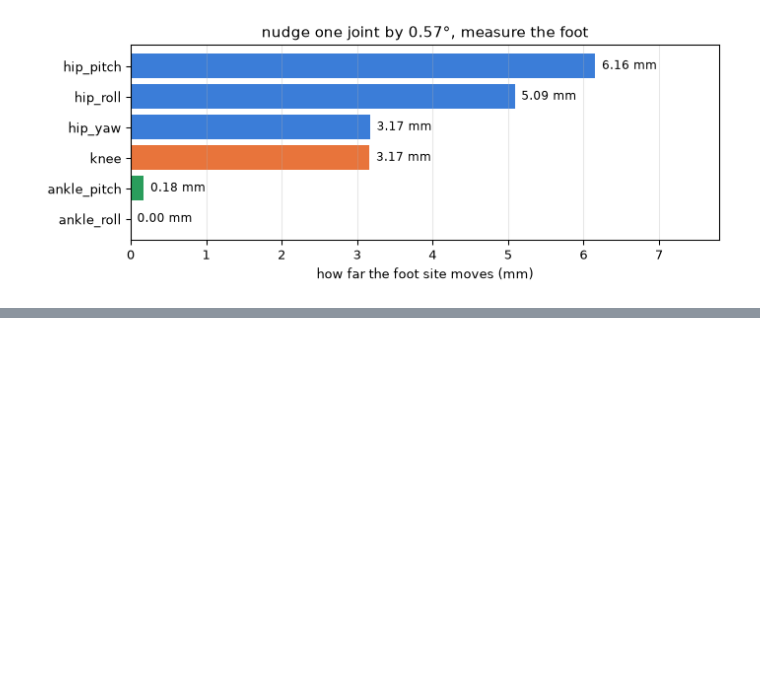
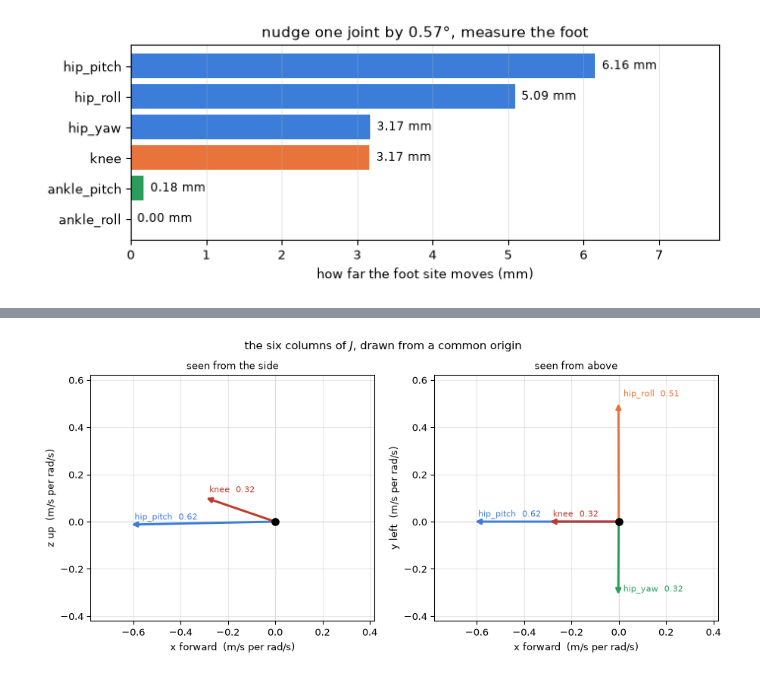
Before and after one commit to gnoejh/soc4180, a Jupyter notebook: weeks/w02-transforms/lab.ipynb, the cells around one changed output, grey strips where cells are left out. Saved outputs shown, nothing was run; the diff lists cells and outputs as text; code cells hidden in the pictures; blank space fills up the shorter version.

```diff
--- a/weeks/w02-transforms/lab.ipynb
+++ b/weeks/w02-transforms/lab.ipynb
@@ -1255,0 +1366,26 @@ $$\dot{\mathbf{x}} = J(q)\,\dot{q}$$
+# %%
+names = [n.replace("_joint", "") for n in kin.LEG_JOINTS]
+cols = ["#3b7dd8", "#e8743b", "#2a9d5c", "#c0392b", "#8e44ad", "#7f8c8d"]
+views = [((0, 2), "x forward", "z up", "seen from the side"),
+         ((0, 1), "x forward", "y left", "seen from above")]
+
+fig, axs = plt.subplots(1, 2, figsize=(9.6, 4.4))
+for ax, ((a, b), xlab, ylab, title) in zip(axs, views):
+    for j, (nm, c) in enumerate(zip(names, cols)):
+        v = J_exact[[a, b], j]
+        if np.linalg.norm(v) < 0.02:              # nothing to draw in this view
+            continue
+        ax.annotate("", xy=v, xytext=(0, 0),
+                    arrowprops=dict(arrowstyle="-|>", color=c, lw=2.2))
+        ax.annotate(f"{nm}  {np.linalg.norm(J_exact[:, j]):.2f}", v,
+                    textcoords="offset points", xytext=(5, 5), fontsize=8.5, color=c)
+    ax.plot(0, 0, "o", ms=7, color="k", zorder=5)
+    ax.axhline(0, color="#ddd", lw=1); ax.axvline(0, color="#ddd", lw=1)
+    ax.set_xlim(-0.78, 0.42); ax.set_ylim(-0.42, 0.62)
+    ax.set_aspect("equal"); ax.grid(alpha=0.3)
+    ax.set_xlabel(f"{xlab}  (m/s per rad/s)"); ax.set_ylabel(f"{ylab}  (m/s per rad/s)")
+    ax.set_title(title, fontsize=10)
+fig.suptitle("the six columns of $J$, drawn from a common origin", fontsize=11)
+fig.tight_layout(); plt.show()
+# %% [output]
+[figure, added]
```
Also changed, not shown: parts of 9 cells of this notebook, 3 other files.
